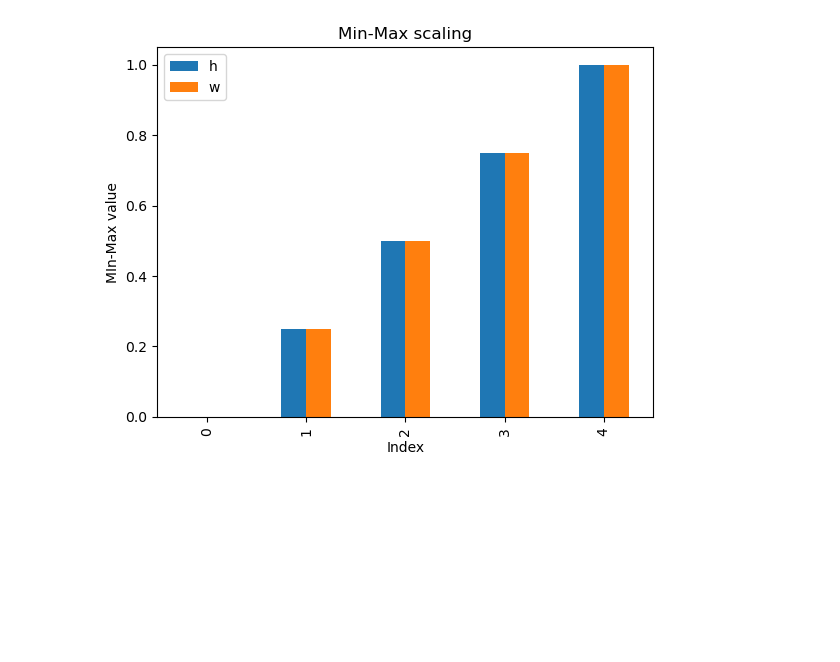
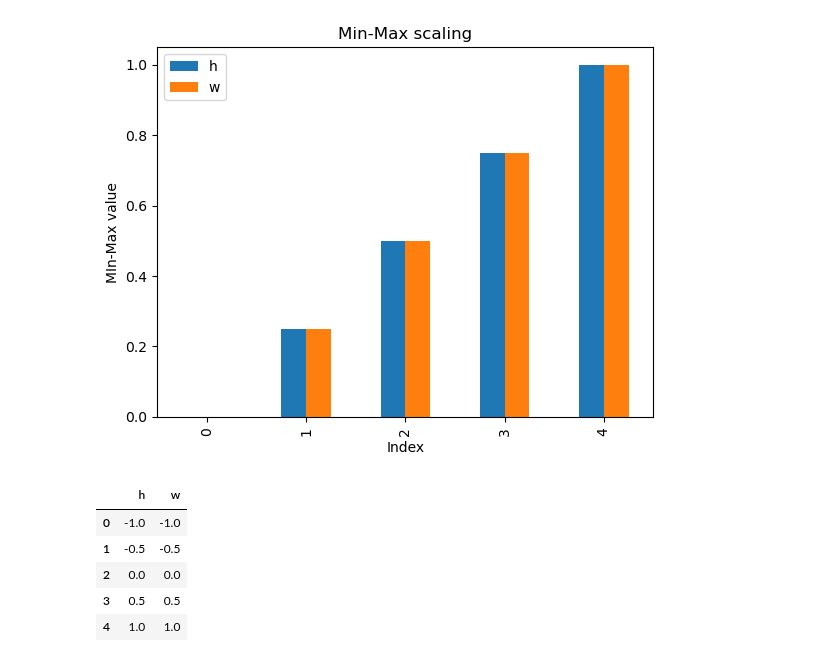
Before and after one commit to joyant-s-g-j/AI-ML-Practices, a Jupyter notebook: machine_learning/module_03.ipynb, the cells around one changed output. Drawn from its saved outputs; the diff is of its cells as text; code cells hidden in the pictures; blank space fills up the shorter version.

```diff
--- a/machine_learning/module_03.ipynb
+++ b/machine_learning/module_03.ipynb
@@ -60,3 +60,20 @@ plt.ylabel("MIn-Max value")
 # %% [output]
 Text(0, 0.5, 'MIn-Max value')
 [figure]
+# %%
+md = df.median()
+q1 = df.quantile(.25)
+q3 = df.quantile(.75)
+iqr = q3 - q1
+
+ct = df - md
+
+rb = ct/iqr
+rb.round(2)
+# %% [output]
+|  | h | w |
+| 0 | -1.0 | -1.0 |
+| 1 | -0.5 | -0.5 |
+| 2 | 0.0 | 0.0 |
+| 3 | 0.5 | 0.5 |
+| 4 | 1.0 | 1.0 |
```
Also changed, not shown: parts of 1 cell of this notebook.
